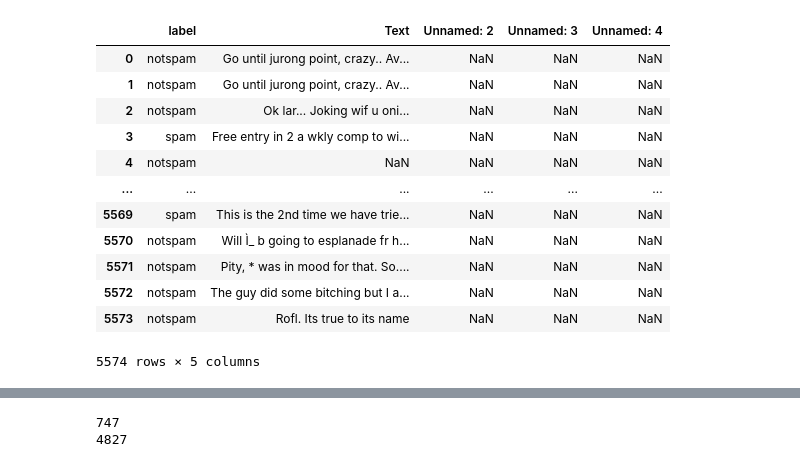
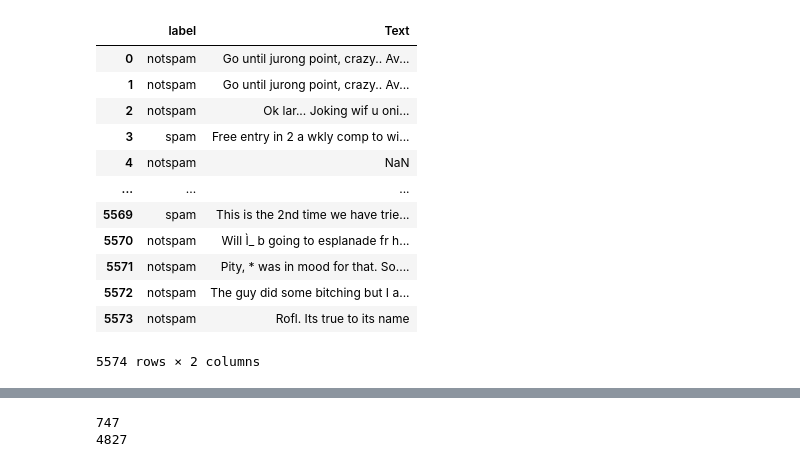
Before and after one commit to ahadaso042/Spam-Email-Detection, a Jupyter notebook: ITM 751 Project.ipynb, the cells around one changed output, grey strips where cells are left out. Drawn from its saved outputs; the diff is of its cells as text; code cells hidden in the pictures.

Commit message:
Applied text pre processing

```diff
--- a/ITM 751 Project.ipynb
+++ b/ITM 751 Project.ipynb
@@ -3,17 +6,21 @@ import pandas as pd
 # %%
 df = pd.read_csv("spam_utf8.csv")
+df.drop(['Unnamed: 2', 'Unnamed: 3','Unnamed: 4'], axis=1, inplace=True)
+
+
+
 df
 # %% [output]
-|  | label | Text | Unnamed: 2 | Unnamed: 3 | Unnamed: 4 |
-| 0 | notspam | Go until jurong point, crazy.. Av... | NaN | NaN | NaN |
-| 1 | notspam | Go until jurong point, crazy.. Av... | NaN | NaN | NaN |
-| 2 | notspam | Ok lar... Joking wif u oni... | NaN | NaN | NaN |
-| 3 | spam | Free entry in 2 a wkly comp to wi... | NaN | NaN | NaN |
-| 4 | notspam | NaN | NaN | NaN | NaN |
-| ... | ... | ... | ... | ... | ... |
-| 5569 | spam | This is the 2nd time we have trie... | NaN | NaN | NaN |
-| 5570 | notspam | Will Ì_ b going to esplanade fr h... | NaN | NaN | NaN |
-| 5571 | notspam | Pity, * was in mood for that. So.... | NaN | NaN | NaN |
-| 5572 | notspam | The guy did some bitching but I a... | NaN | NaN | NaN |
-| 5573 | notspam | Rofl. Its true to its name | NaN | NaN | NaN |
+|  | label | Text |
+| 0 | notspam | Go until jurong point, crazy.. Av... |
+| 1 | notspam | Go until jurong point, crazy.. Av... |
+| 2 | notspam | Ok lar... Joking wif u oni... |
+| 3 | spam | Free entry in 2 a wkly comp to wi... |
+| 4 | notspam | NaN |
+| ... | ... | ... |
+| 5569 | spam | This is the 2nd time we have trie... |
+| 5570 | notspam | Will Ì_ b going to esplanade fr h... |
+| 5571 | notspam | Pity, * was in mood for that. So.... |
+| 5572 | notspam | The guy did some bitching but I a... |
+| 5573 | notspam | Rofl. Its true to its name |
-5574 rows × 5 columns
+5574 rows × 2 columns
```
Also changed, not shown: parts of 12 cells of this notebook.
